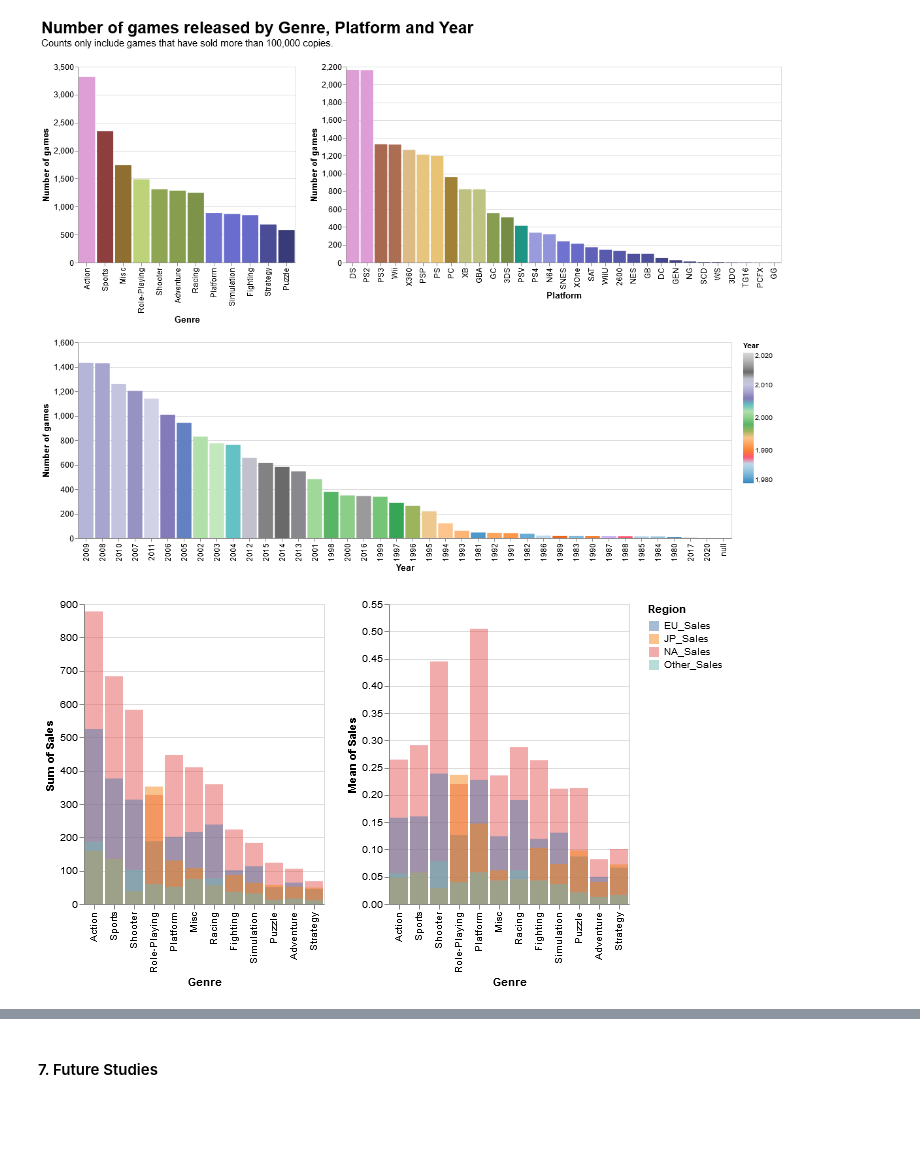
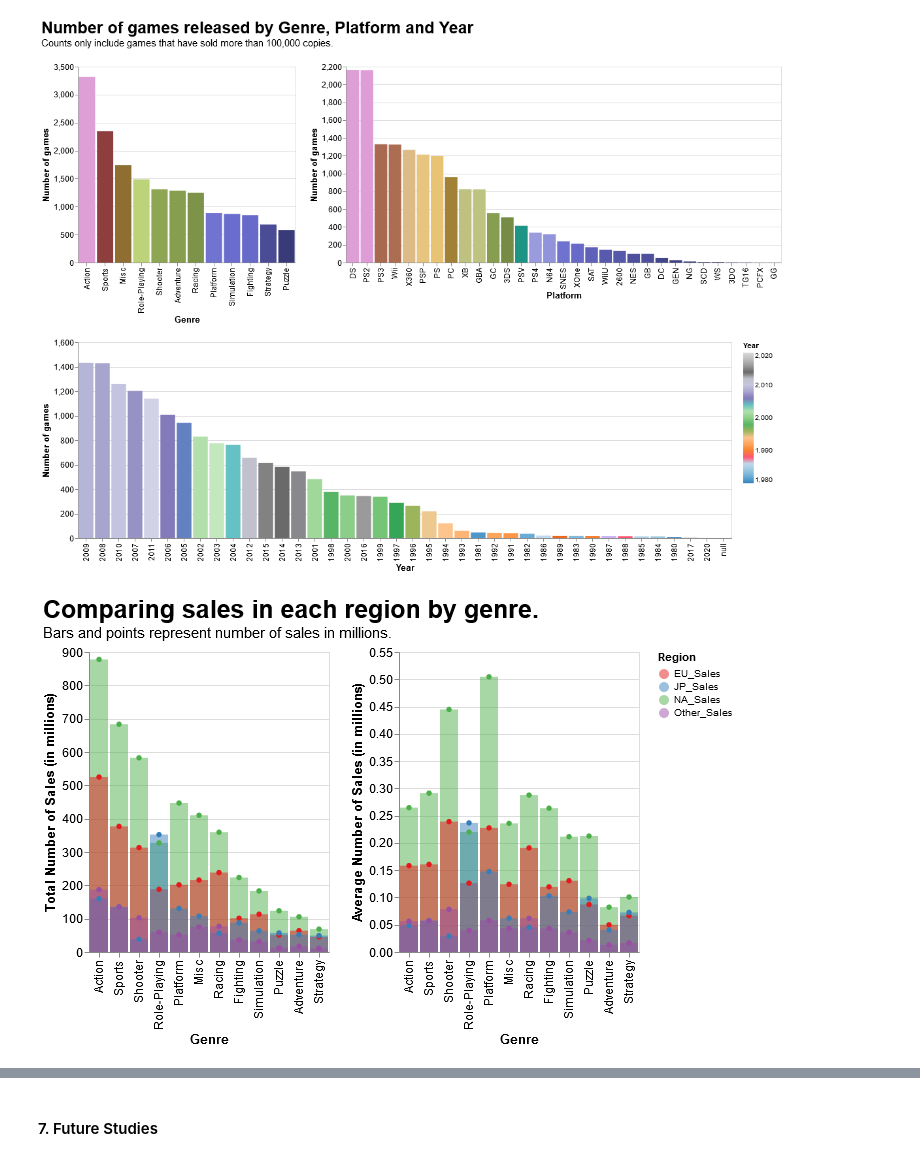
Before and after one commit to ubco-mds-2020-labs/data-550-project2-group-4, a Jupyter notebook: Games.ipynb, the cells around one changed output, grey strips where cells are left out. Cells and saved outputs as stored; diff of their text form; code cells hidden in the pictures; blank space fills up the shorter version.

Commit message:
adding 3rd plot-ish

```diff
--- a/Games.ipynb
+++ b/Games.ipynb
@@ -209,22 +209,29 @@ count_plots
 # %%
 #2) Lets look at sales across Genres for each Region
 #Genres are sorted by decreasing Global Sales (Action is most sales vs Strategy is least)
 #Notice we see Shooters - while having fewer games released, still sold a lot of copies meaning their titles seemed to do well and the same (to a larger extent) can be said about Platformers.
 #Looking at the means of each genre, we can see exacly as we noticed above with the mean number of sales in the Shooter/Platform genre now ahead of the rest.
 #It is also interesting to see the trend across genres. We see NA, EU and Other sale patters tend to be more similar while JP sale patterns are distinct from the other regions, with a large emphasis on RPG, Platformers.
 
 sales_data = game_melt.loc[game_melt.Region != "Global_Sales",:]
 sorted_genre_totalsales = list(game.groupby("Genre").sum().sort_values("Global_Sales",ascending=False).index)
 
 genre_sales = alt.Chart(sales_data).mark_bar(opacity=0.5).encode(
     alt.X("Genre",type="nominal",sort=sorted_genre_totalsales),
-    alt.Y("sum(Sales)",type="quantitative",stack=None),
-    alt.Color("Region",type="nominal"))
+    alt.Y("sum(Sales)",title="Total Number of Sales (in millions)",type="quantitative",stack=None),
+    alt.Color("Region",scale=alt.Scale(scheme='set1'),type="nominal"),
+    alt.Tooltip("Region"))
+genre_sales = genre_sales+genre_sales.mark_circle()
 genre_mean_sales = alt.Chart(sales_data).mark_bar(opacity=0.5).encode(
     alt.X("Genre",type="nominal",sort=sorted_genre_totalsales),
-    alt.Y("mean(Sales)",type="quantitative",stack=None),
-    alt.Color("Region",type="nominal"))
-genre_sales | genre_mean_sales
+    alt.Y("mean(Sales)",title="Average Number of Sales (in millions)",type="quantitative",stack=None),
+    alt.Color("Region",type="nominal"),
+    alt.Tooltip("Region"))
+genre_mean_sales = genre_mean_sales+ genre_mean_sales.mark_circle()
+genre_plots = (genre_sales | genre_mean_sales).properties(title={"text":"Comparing sales in each region by genre.","subtitle":"Bars and points represent number of sales in millions.\n"}).configure_axis(
+                labelFontSize=12,
+                titleFontSize=13).configure_title(fontSize = 25,subtitleFontSize=15)
+genre_plots
 # %% [output]
-[figure, old version]
+[figure, new version]
 # %%
```
Also changed, not shown: parts of 2 cells of this notebook.
